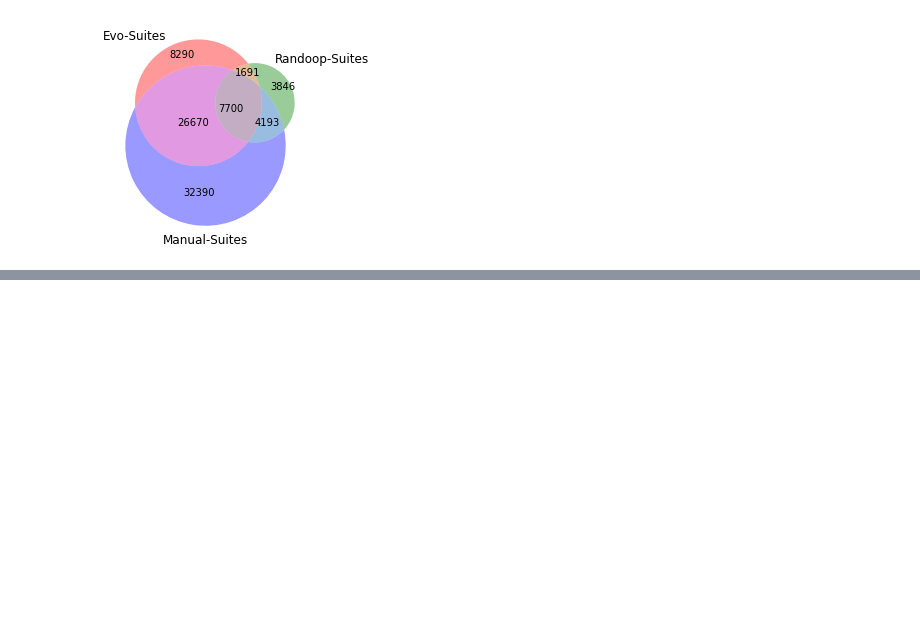
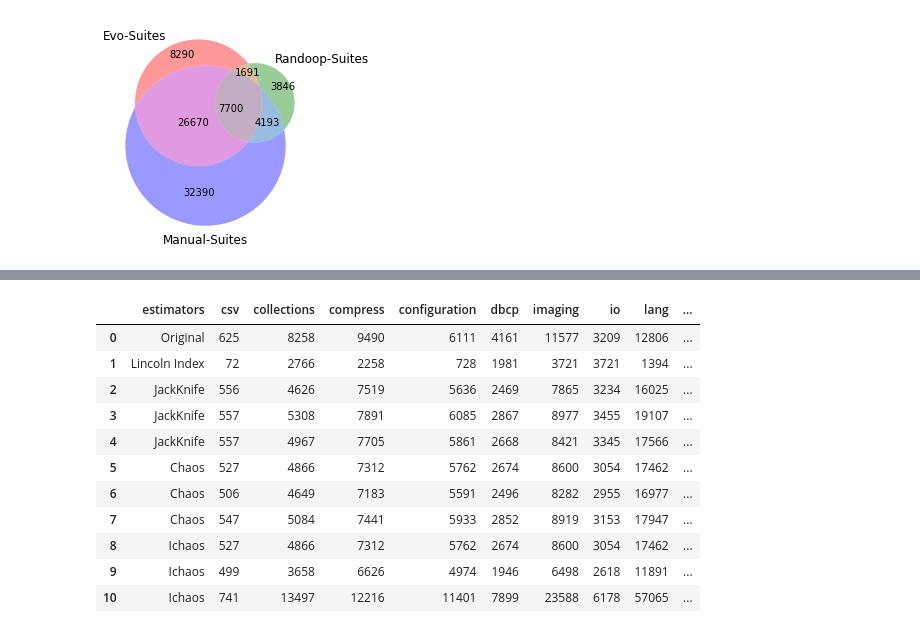
Before and after one commit to dhiddiSk/mutation_analysis_core_ninja, a Jupyter notebook: plots.ipynb, the cells around one changed output, grey strips where cells are left out. Saved outputs shown, nothing was run; the diff lists cells and outputs as text; code cells hidden in the pictures; blank space fills up the shorter version.

```diff
--- a/plots.ipynb
+++ b/plots.ipynb
@@ -233,8 +235,21 @@ fig, ax = plt.subplots()
 # %%
-Estimations = pd.read_csv('KillableEstiamtions.csv')
+Estimations = pd.read_csv('KillableEstiamtions_new.csv')
 Estimations.head(20)
 
 #subset the data with out Original
 #Estimations_subset = Estimations[Estimations['estimators'].isin(['Lincoln Index', 'JackKnife', 'Chaos', 'Ichaos'])]
 #Estimations_subset
+# %% [output]
+|  | estimators | csv | collections | compress | configuration | dbcp | imaging | io | lang | ... |
+| 0 | Original | 625 | 8258 | 9490 | 6111 | 4161 | 11577 | 3209 | 12806 | ... |
+| 1 | Lincoln Index | 72 | 2766 | 2258 | 728 | 1981 | 3721 | 3721 | 1394 | ... |
+| 2 | JackKnife | 556 | 4626 | 7519 | 5636 | 2469 | 7865 | 3234 | 16025 | ... |
+| 3 | JackKnife | 557 | 5308 | 7891 | 6085 | 2867 | 8977 | 3455 | 19107 | ... |
+| 4 | JackKnife | 557 | 4967 | 7705 | 5861 | 2668 | 8421 | 3345 | 17566 | ... |
+| 5 | Chaos | 527 | 4866 | 7312 | 5762 | 2674 | 8600 | 3054 | 17462 | ... |
+| 6 | Chaos | 506 | 4649 | 7183 | 5591 | 2496 | 8282 | 2955 | 16977 | ... |
+| 7 | Chaos | 547 | 5084 | 7441 | 5933 | 2852 | 8919 | 3153 | 17947 | ... |
+| 8 | Ichaos | 527 | 4866 | 7312 | 5762 | 2674 | 8600 | 3054 | 17462 | ... |
+| 9 | Ichaos | 499 | 3658 | 6626 | 4974 | 1946 | 6498 | 2618 | 11891 | ... |
+| 10 | Ichaos | 741 | 13497 | 12216 | 11401 | 7899 | 23588 | 6178 | 57065 | ... |
 # %%
```
Also changed, not shown: parts of 3 cells of this notebook, 4 other files.
